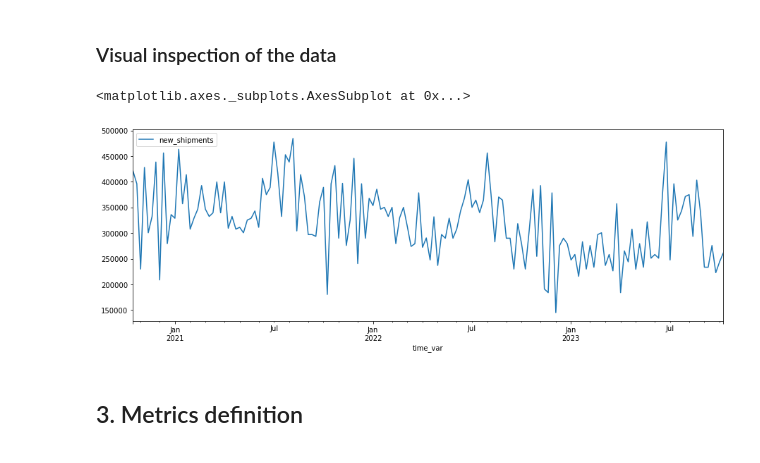
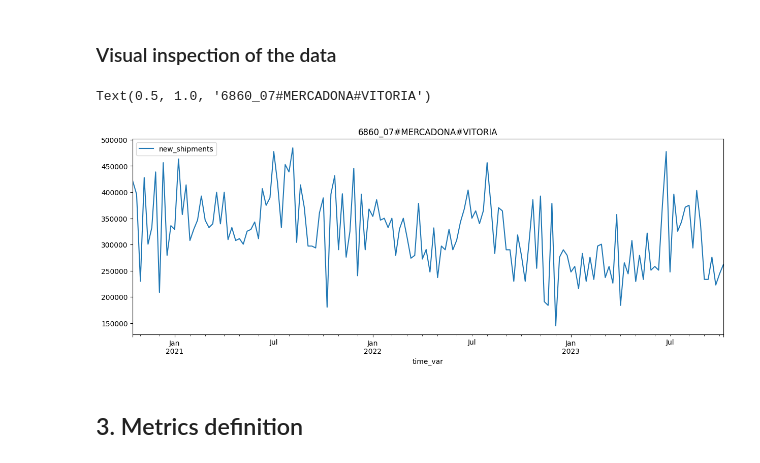
Before and after one commit to skarit/UPV-EHU_PEPSICO, a Jupyter notebook: notebooks/Modelling and Experimentation/ModellingExperimentation.ipynb, the cells around one changed output. Cells and saved outputs as stored; diff of their text form; code cells hidden in the pictures.

Commit message:
adding title to plot

```diff
--- a/notebooks/Modelling and Experimentation/ModellingExperimentation.ipynb
+++ b/notebooks/Modelling and Experimentation/ModellingExperimentation.ipynb
@@ -67,9 +67,10 @@ print(fcst_start_date)
 # %%
 fig, ax = plt.subplots(figsize=(15, 5))
 df[df[model_id]==model_id_test].set_index(time_var)[[target_var]].plot(ax=ax)
+ax.set_title(model_id_test)
 # %% [output]
-<matplotlib.axes._subplots.AxesSubplot at 0x...>
+Text(0.5, 1.0, '6860_07#MERCADONA#VITORIA')
-[figure, old version]
+[figure, new version]
 # %% [markdown]
 ## 3. Metrics definition
 # %%
```
Also changed, not shown: parts of 1 cell of this notebook.
